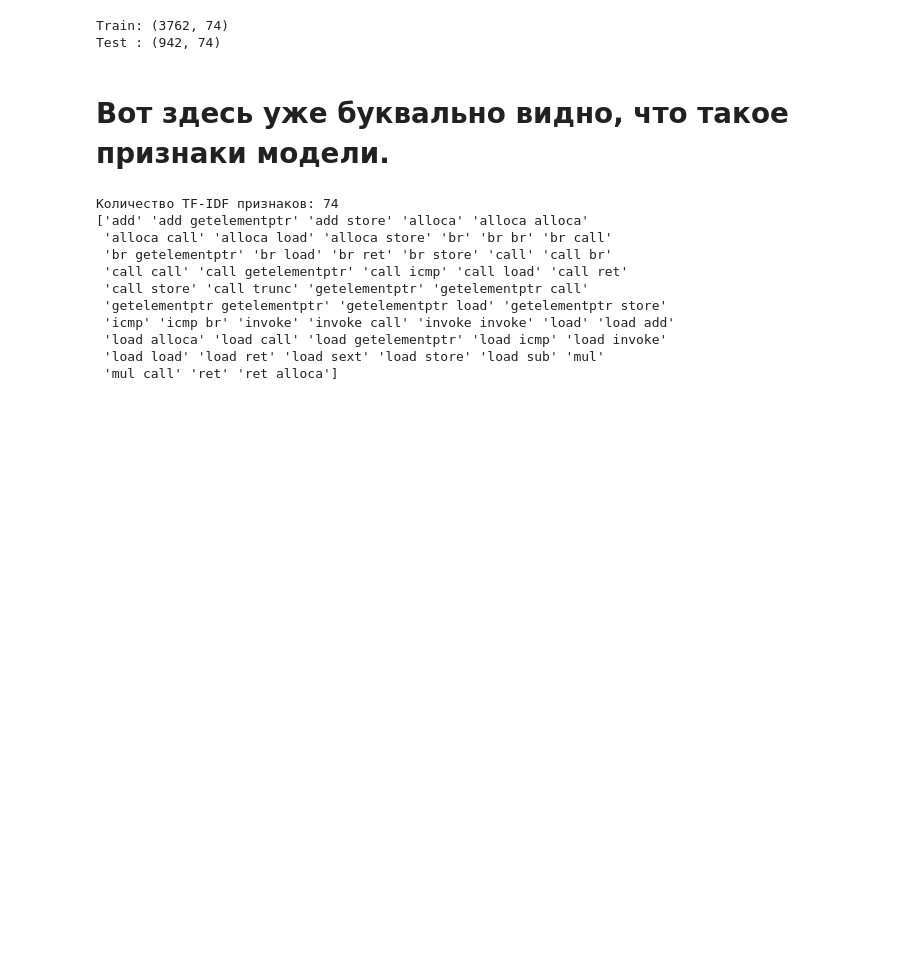
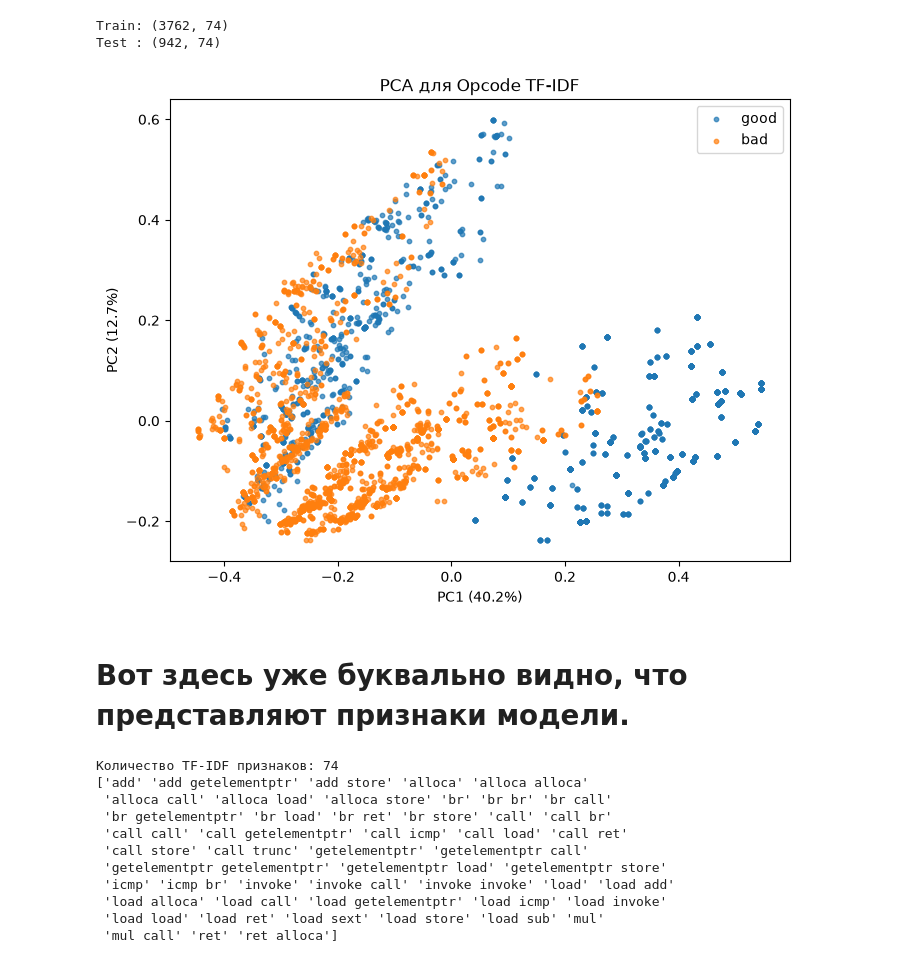
Before and after one commit to TimurGilmutpr/ml-guided-static-analysis, a Jupyter notebook: ML_part.ipynb, the cells around one changed output. Cells and saved outputs as stored; diff of their text form; code cells hidden in the pictures; blank space fills up the shorter version.

```diff
--- a/ML_part.ipynb
+++ b/ML_part.ipynb
@@ -509,8 +530,41 @@ print("Test :", X_test_tfidf.shape)
 # %% [output]
 Train: (3762, 74)
 Test : (942, 74)
+# %%
+pca = PCA(n_components=2, random_state=42)
+X_pca = pca.fit_transform(X_train_tfidf)
+
+fig, ax = plt.subplots(figsize=(8, 6))
+
+good = y_train == 0
+bad = y_train == 1
+
+ax.scatter(
+    X_pca[good, 0],
+    X_pca[good, 1],
+    s=10,
+    alpha=0.7,
+    label="good"
+)
+
+ax.scatter(
+    X_pca[bad, 0],
+    X_pca[bad, 1],
+    s=10,
+    alpha=0.7,
+    label="bad"
+)
+
+ax.set_xlabel(f"PC1 ({pca.explained_variance_ratio_[0]:.1%})")
+ax.set_ylabel(f"PC2 ({pca.explained_variance_ratio_[1]:.1%})")
+ax.set_title("PCA для Opcode TF-IDF")
+ax.legend()
+
+plt.show()
+# %% [output]
+[figure, added]
 # %% [markdown]
-# Вот здесь уже буквально видно, что такое признаки модели.
+# Вот здесь уже буквально видно, что представляют признаки модели.
 # %%
 feature_names = tfidf.get_feature_names_out()
 
```
Also changed, not shown: parts of 10 cells of this notebook, 13 other files.
